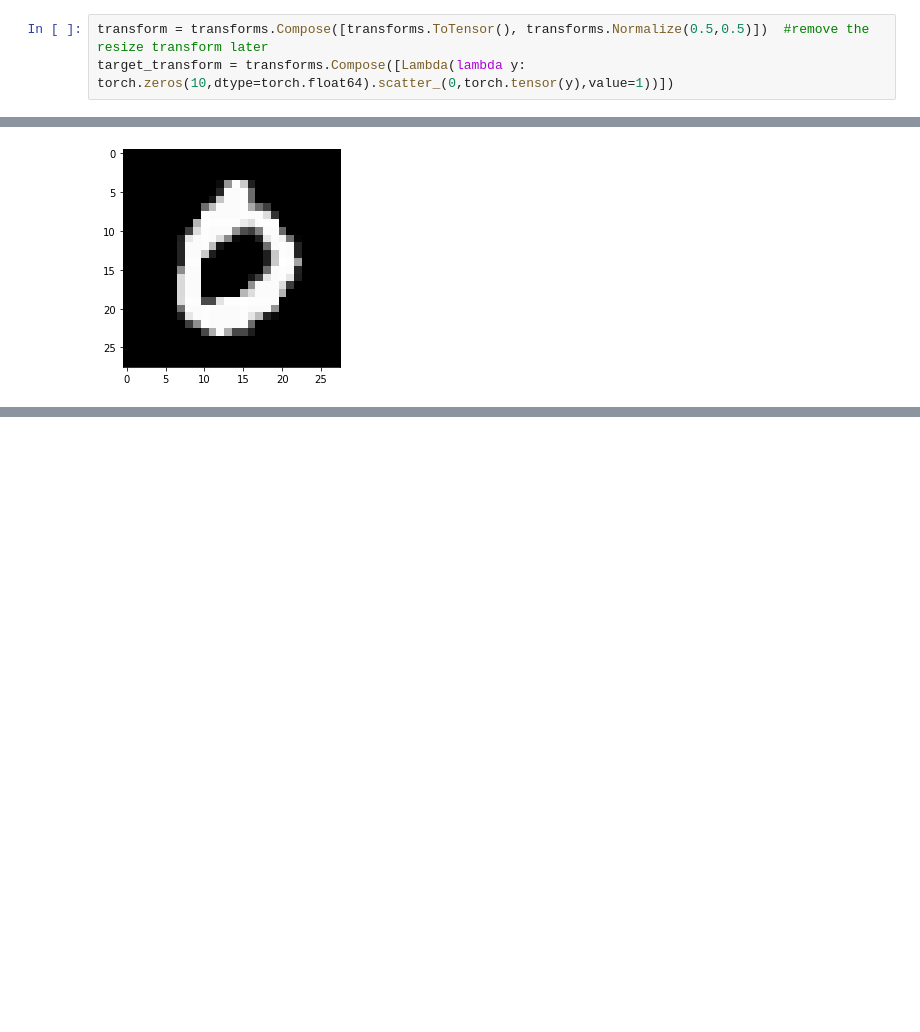
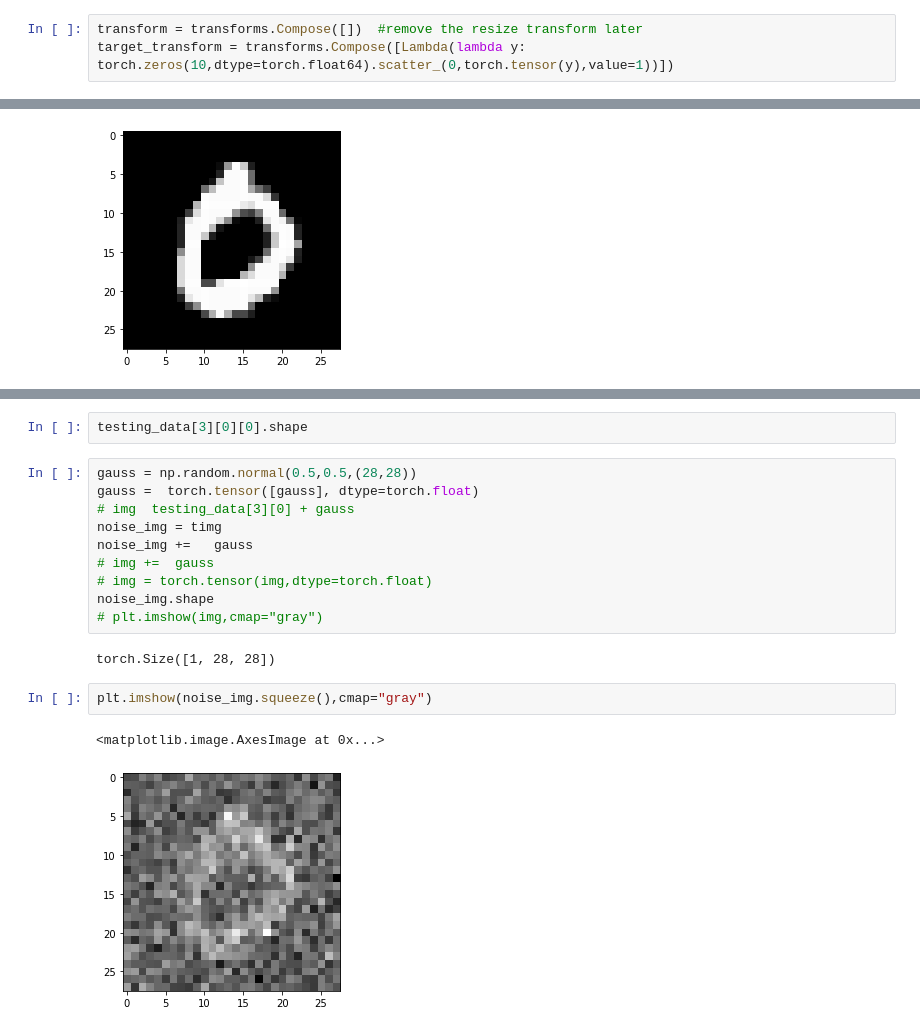
Before and after one commit to sanjaydokula/AutoEncoder_pytorch, a Jupyter notebook: Autoencoder.ipynb, the cells around one changed output, grey strips where cells are left out. Saved outputs shown, nothing was run; the diff lists cells and outputs as text; blank space fills up the shorter version.

```diff
--- a/Autoencoder.ipynb
+++ b/Autoencoder.ipynb
@@ -85,6 +88,6 @@ testing data file path : mnist_test.csv
 # %% [markdown]
 #setup transforms and target transforms
 # %%
-transform = transforms.Compose([transforms.ToTensor(), transforms.Normalize(0.5,0.5)])  #remove the resize transform later
+transform = transforms.Compose([])  #remove the resize transform later
 target_transform = transforms.Compose([Lambda(lambda y: torch.zeros(10,dtype=torch.float64).scatter_(0,torch.tensor(y),value=1))])
 # %%
@@ -346,0 +322,19 @@ plt.imshow(img,cmap="gray")
+# %%
+testing_data[3][0][0].shape
+# %%
+gauss = np.random.normal(0.5,0.5,(28,28))
+gauss =  torch.tensor([gauss], dtype=torch.float)
+# img  testing_data[3][0] + gauss
+noise_img = timg
+noise_img +=   gauss
+# img +=  gauss
+# img = torch.tensor(img,dtype=torch.float)
+noise_img.shape
+# plt.imshow(img,cmap="gray")
+# %% [output]
+torch.Size([1, 28, 28])
+# %%
+plt.imshow(noise_img.squeeze(),cmap="gray")
+# %% [output]
+<matplotlib.image.AxesImage at 0x...>
+[figure, added]
```
Also changed, not shown: parts of 17 cells of this notebook.
